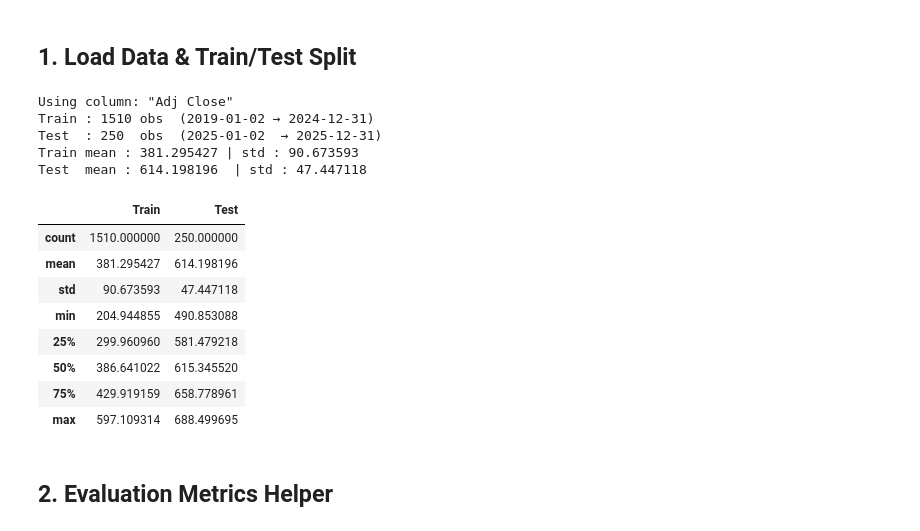
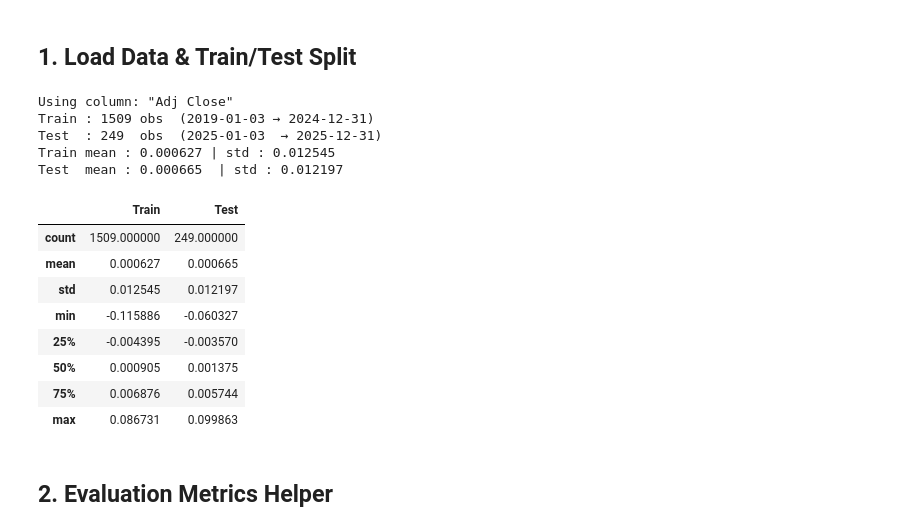
Before and after one commit to spradoaren/saf_final_project, a Jupyter notebook: ARMA/spy_return_benchmark_model.ipynb, the cells around one changed output. Cells and saved outputs as stored; diff of their text form; code cells hidden in the pictures.

```diff
--- a/ARMA/spy_return_benchmark_model.ipynb
+++ b/ARMA/spy_return_benchmark_model.ipynb
@@ -42,45 +40,48 @@ print()
 # %%
 df_train = pd.read_csv(
     '../01_data_preprocessing_eda/data/spy_train_2019-01-01_2024-12-31.csv',
     index_col='Date',
     parse_dates=True
 )
 
 df_test = pd.read_csv(
     '../01_data_preprocessing_eda/data/spy_test_2025-01-01_2025-12-31.csv',
     index_col='Date',
     parse_dates=True
 )
 
-# ── Identify the log return column ────────────────────────────────────────────
-# Assumes a single column of log returns; adjust LOG_RET_COL if named differently
-LOG_RET_COL = df_train.columns[0]
-print(f'Using column: "{LOG_RET_COL}"')
+# ── Identify the Adjusted Close Price column ────────────────────────────────────────────
+# Assumes a single column of Adjusted Close Price then convert to log returns;
+ADJ_CLOSE = df_train.columns[0]
+print(f'Using column: "{ADJ_CLOSE}"')
 
-train = df_train[LOG_RET_COL].dropna()
-test  = df_test[LOG_RET_COL].dropna()
+train_price = df_train[ADJ_CLOSE].dropna()
+test_price  = df_test[ADJ_CLOSE].dropna()
+
+train = np.log(train_price/train_price.shift(1)).dropna()
+test = np.log(test_price/test_price.shift(1)).dropna()
 
 # ── Sanity checks ──────────────────────────────────────────────────────────────
 print(f'Train : {len(train)} obs  ({train.index[0].date()} → {train.index[-1].date()})')
 print(f'Test  : {len(test)}  obs  ({test.index[0].date()}  → {test.index[-1].date()})')
 print(f'Train mean : {train.mean():.6f} | std : {train.std():.6f}')
 print(f'Test  mean : {test.mean():.6f}  | std : {test.std():.6f}')
 display(pd.concat([train.describe().rename('Train'), test.describe().rename('Test')], axis=1))
 # %% [output]
 Using column: "Adj Close"
-Train : 1510 obs  (2019-01-02 → 2024-12-31)
-Test  : 250  obs  (2025-01-02  → 2025-12-31)
-Train mean : 381.295427 | std : 90.673593
-Test  mean : 614.198196  | std : 47.447118
+Train : 1509 obs  (2019-01-03 → 2024-12-31)
+Test  : 249  obs  (2025-01-03  → 2025-12-31)
+Train mean : 0.000627 | std : 0.012545
+Test  mean : 0.000665  | std : 0.012197
 |  | Train | Test |
-| count | 1510.000000 | 250.000000 |
-| mean | 381.295427 | 614.198196 |
-| std | 90.673593 | 47.447118 |
-| min | 204.944855 | 490.853088 |
-| 25% | 299.960960 | 581.479218 |
-| 50% | 386.641022 | 615.345520 |
-| 75% | 429.919159 | 658.778961 |
-| max | 597.109314 | 688.499695 |
+| count | 1509.000000 | 249.000000 |
+| mean | 0.000627 | 0.000665 |
+| std | 0.012545 | 0.012197 |
+| min | -0.115886 | -0.060327 |
+| 25% | -0.004395 | -0.003570 |
+| 50% | 0.000905 | 0.001375 |
+| 75% | 0.006876 | 0.005744 |
+| max | 0.086731 | 0.099863 |
 # %% [markdown]
 ## 2. Evaluation Metrics Helper
 # %%
```
Also changed, not shown: parts of 13 cells of this notebook, 3 other files.
